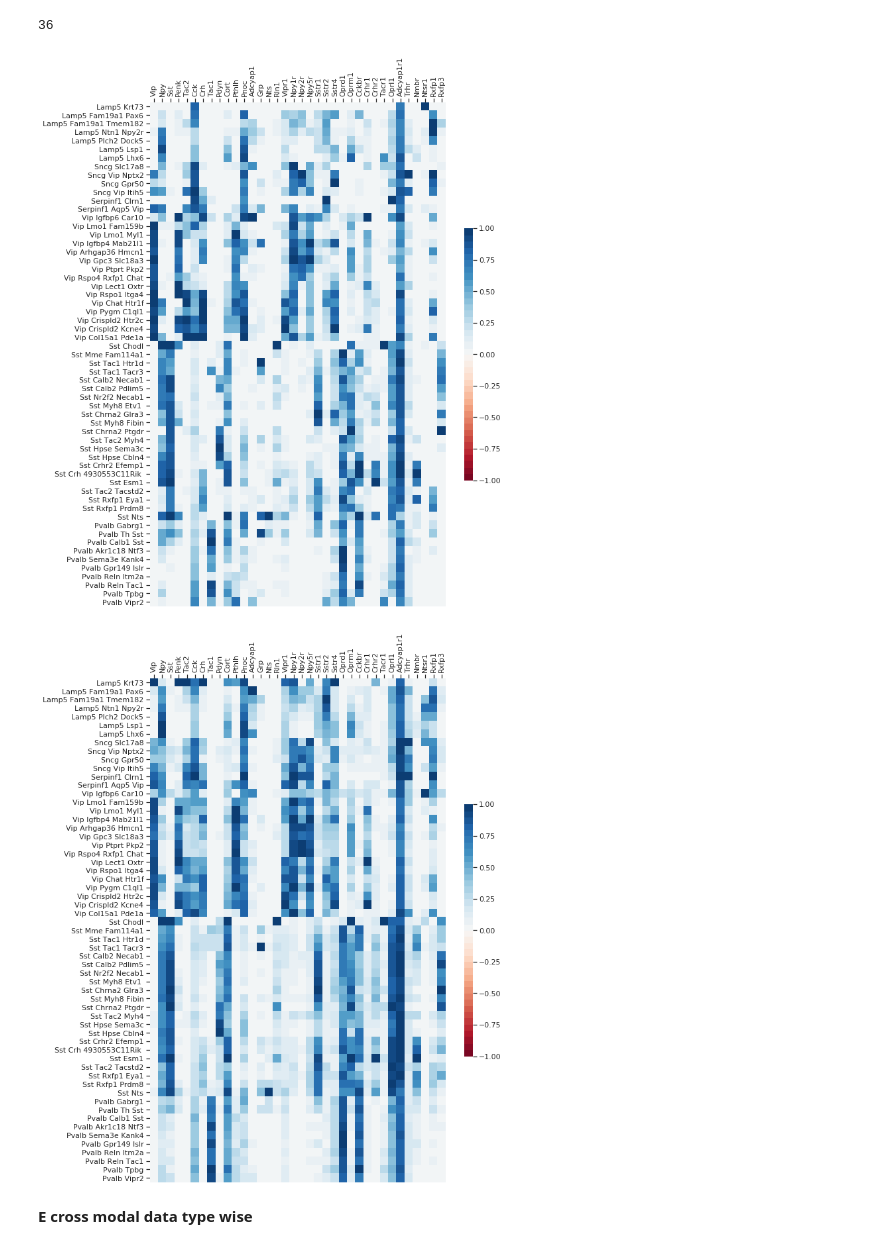
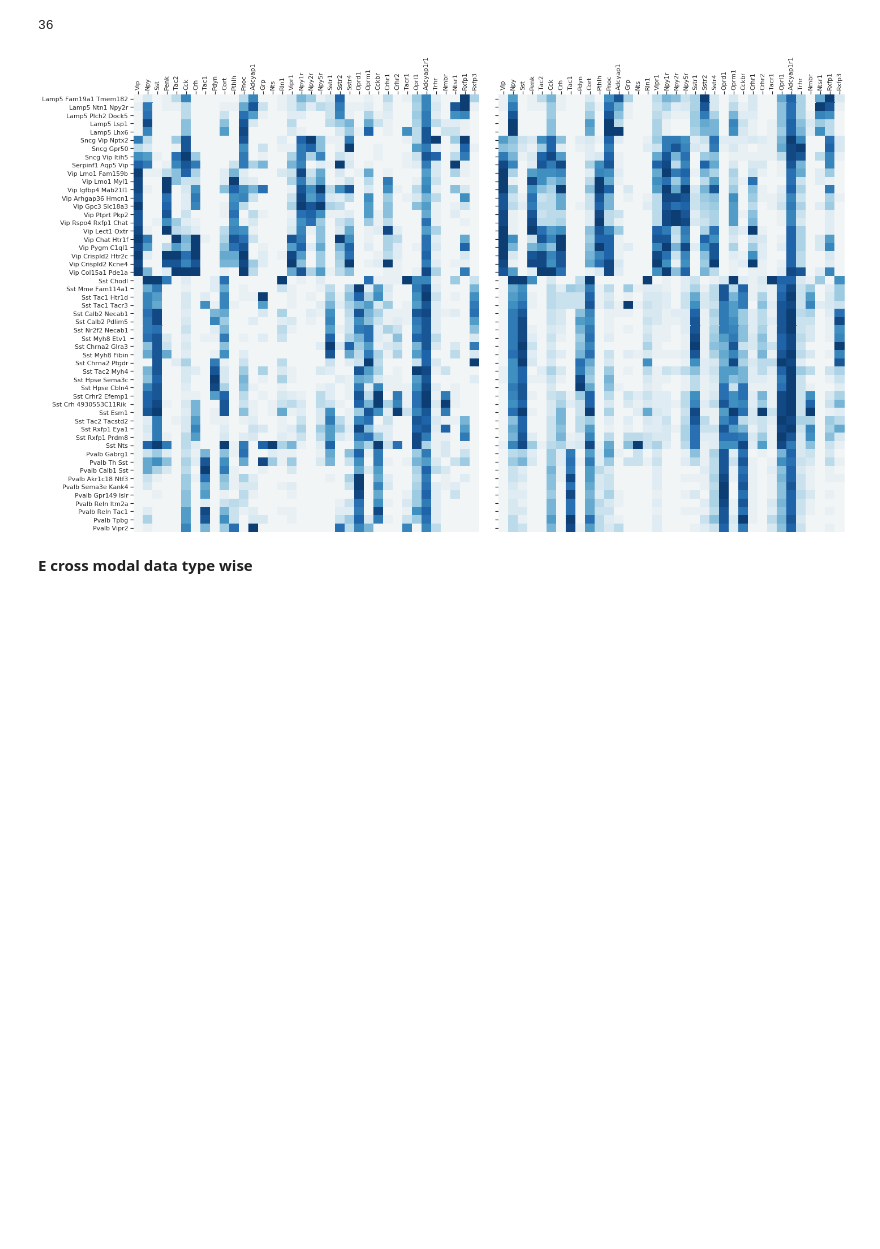
Before and after one commit to AllenInstitute/coupledAE-patchseq, a Jupyter notebook: analysis_reconstructions.ipynb, the cells around one changed output. Saved outputs shown, nothing was run; the diff lists cells and outputs as text; code cells hidden in the pictures; blank space fills up the shorter version.

```diff
--- a/analysis_reconstructions.ipynb
+++ b/analysis_reconstructions.ipynb
@@ -13,7 +14,9 @@ sns.set_style('ticks',{'axes.grid' : False})
 representation_pth = '/home/rohan/Remote-AI/dat/result/TE_aug_decoders/'
 gmm_pth = '/home/rohan/Remote-AI/dat/result/TE_aug_decoders/gmm_fits_us/'
 origdata_pth = '/home/rohan/Remote-AI/dat/raw/patchseq-v4/PS_v5_beta_0-4_pc_scaled_ipxf_eqTE.mat'
+E_names_file = '/home/rohan/Dropbox/AllenInstitute/CellTypes/dat/raw/patchseq-v4/E_names.json'
 O = sio.loadmat(origdata_pth,squeeze_me=True)
+
 
 #Representations
 alpha_T=1.0
@@ -94,4 +97,7 @@ dict_keys(['__header__', '__version__', '__globals__', 'T_dat', 'T_spec_id_label
 # %%
 O['E_dat']=np.concatenate([O['E_pc_scaled'],O['E_feature']],axis = 1)
 O['E_names']=np.concatenate([O['pc_name'],O['feature_name']],axis = 0)
+with open(E_names_file) as f:
+    temp = json.load(f)
+O['E_names'] = np.array([temp[i] for i in O['E_names']])
 # %%
@@ -177,6 +184,10 @@ t_type_labels,t_types = get_merged_ordered_classes(data_labels=O['cluster'].copy
 Performed 0 merges. Remaining classes in data = 59
 # %% [markdown]
 **T cross modal data type wise**
+# %%
+A = pd.DataFrame(pd.Series(O['cluster']).value_counts(),columns={'counts'})
+well_sampled_types = A.loc[A['counts']>10].index.values
+t_types = [t for t in t_types if t in well_sampled_types]
 # %%
 err_E_to_T = []
 true_vals = []
@@ -217,39 +228,37 @@ len(genes_found)
 # %%
 M_true = true_vals[:,gene_inds]/np.max(true_vals[:,gene_inds],axis=0)
 M_pred = pred_vals[:,gene_inds]/np.max(pred_vals[:,gene_inds],axis=0)
 xlabels = genes_found
 ylabels = t_types
 
-plt.figure(figsize = (10,14))
-sns.heatmap(M_true,annot=False,vmin=-1,vmax=1,center=0,
-            cbar_kws={"aspect":30,"shrink":.5,"use_gridspec":False,"location":"right"},
-            cmap=sns.color_palette("RdBu", 40))
+plt.figure(figsize = (20,12))
+ax = plt.subplot(1,2,1)
+sns.heatmap(M_true,annot=False,vmin=-1,vmax=1,center=0,cbar=False,
+            cmap=sns.color_palette("RdBu", 40),ax=ax)
 
-ax = plt.gca()
 ax.set_yticks(np.arange(0,M_true.shape[0])+0.5)
 ax.set_yticklabels(ylabels,rotation=0)
 
 ax.set_xticks(np.arange(M_true.shape[1])+0.5)
 ax.set_xticklabels(xlabels,rotation=90)
 ax.xaxis.set_ticks_position('top')
 ax.yaxis.set_ticks_position('left')
 
-plt.figure(figsize = (10,14))
-sns.heatmap(M_pred,annot=False,vmin=-1,vmax=1,center=0,
-            cbar_kws={"aspect":30,"shrink":.5,"use_gridspec":False,"location":"right"},
-            cmap=sns.color_palette("RdBu", 40))
+ax = plt.subplot(1,2,2)
+sns.heatmap(M_pred,annot=False,vmin=-1,vmax=1,center=0,cbar=False,
+            cmap=sns.color_palette("RdBu", 40),ax=ax)
 
-ax = plt.gca()
 ax.set_yticks(np.arange(0,M_pred.shape[0])+0.5)
-ax.set_yticklabels(ylabels,rotation=0)
+ax.set_yticklabels(['    ']*len(ylabels),rotation=0)
 
 ax.set_xticks(np.arange(M_pred.shape[1])+0.5)
 ax.set_xticklabels(xlabels,rotation=90)
 ax.xaxis.set_ticks_position('top')
 ax.yaxis.set_ticks_position('left')
+plt.tight_layout()
+plt.savefig('/home/rohan/Dropbox/AllenInstitute/CellTypes/doc/Patchseq_NM_2020/T_dat_pred.png',dpi=300)
 # %% [output]
-[figure, old version]
+[figure, new version]
-[figure, removed]
 # %% [markdown]
 **E cross modal data type wise**
 # %%
```
Also changed, not shown: parts of 7 cells of this notebook, 7 other files.
